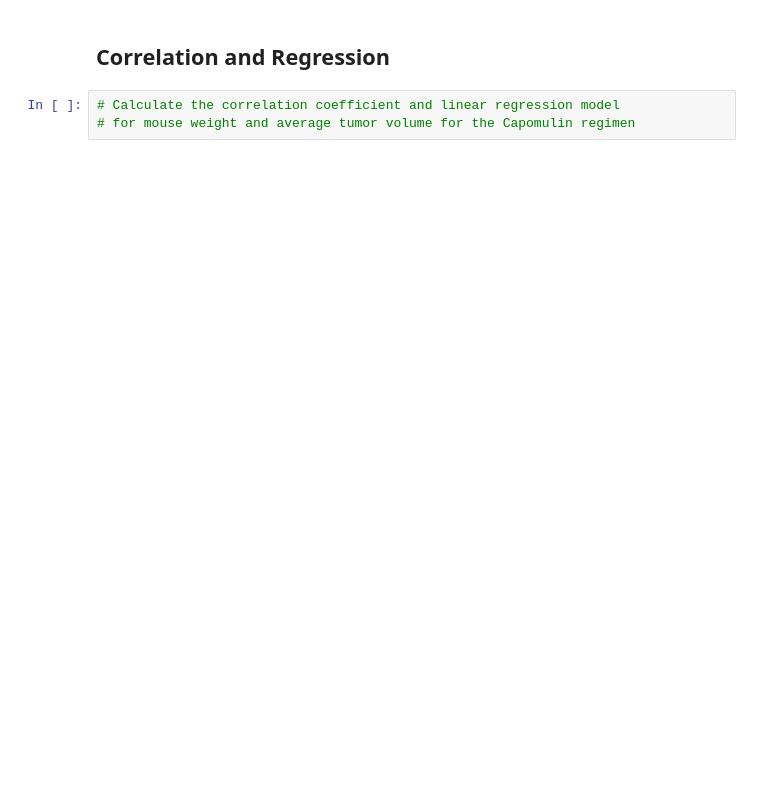
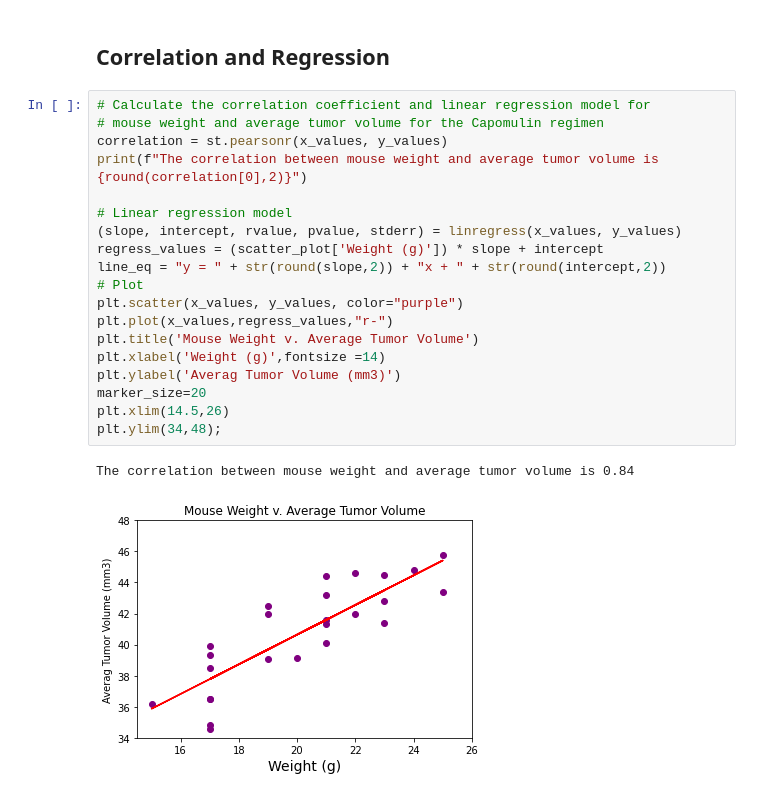
Before and after one commit to laurenemilyto/matplotlib-challenge, a Jupyter notebook: pymaceuticals_starter.ipynb, the cells around one changed output. Drawn from its saved outputs; the diff is of its cells as text; blank space fills up the shorter version.

```diff
--- a/pymaceuticals_starter.ipynb
+++ b/pymaceuticals_starter.ipynb
@@ -275,5 +284,24 @@ plt.show()
 # %% [markdown]
 ## Correlation and Regression
-# %%
-# Calculate the correlation coefficient and linear regression model
-# for mouse weight and average tumor volume for the Capomulin regimen
+# %%
+# Calculate the correlation coefficient and linear regression model for
+# mouse weight and average tumor volume for the Capomulin regimen
+correlation = st.pearsonr(x_values, y_values)
+print(f"The correlation between mouse weight and average tumor volume is {round(correlation[0],2)}")
+
+# Linear regression model
+(slope, intercept, rvalue, pvalue, stderr) = linregress(x_values, y_values)
+regress_values = (scatter_plot['Weight (g)']) * slope + intercept
+line_eq = "y = " + str(round(slope,2)) + "x + " + str(round(intercept,2))
+# Plot
+plt.scatter(x_values, y_values, color="purple")
+plt.plot(x_values,regress_values,"r-")
+plt.title('Mouse Weight v. Average Tumor Volume')
+plt.xlabel('Weight (g)',fontsize =14)
+plt.ylabel('Averag Tumor Volume (mm3)')
+marker_size=20
+plt.xlim(14.5,26)
+plt.ylim(34,48);
+# %% [output]
+The correlation between mouse weight and average tumor volume is 0.84
+[figure, added]
```
Also changed, not shown: parts of 5 cells of this notebook.
